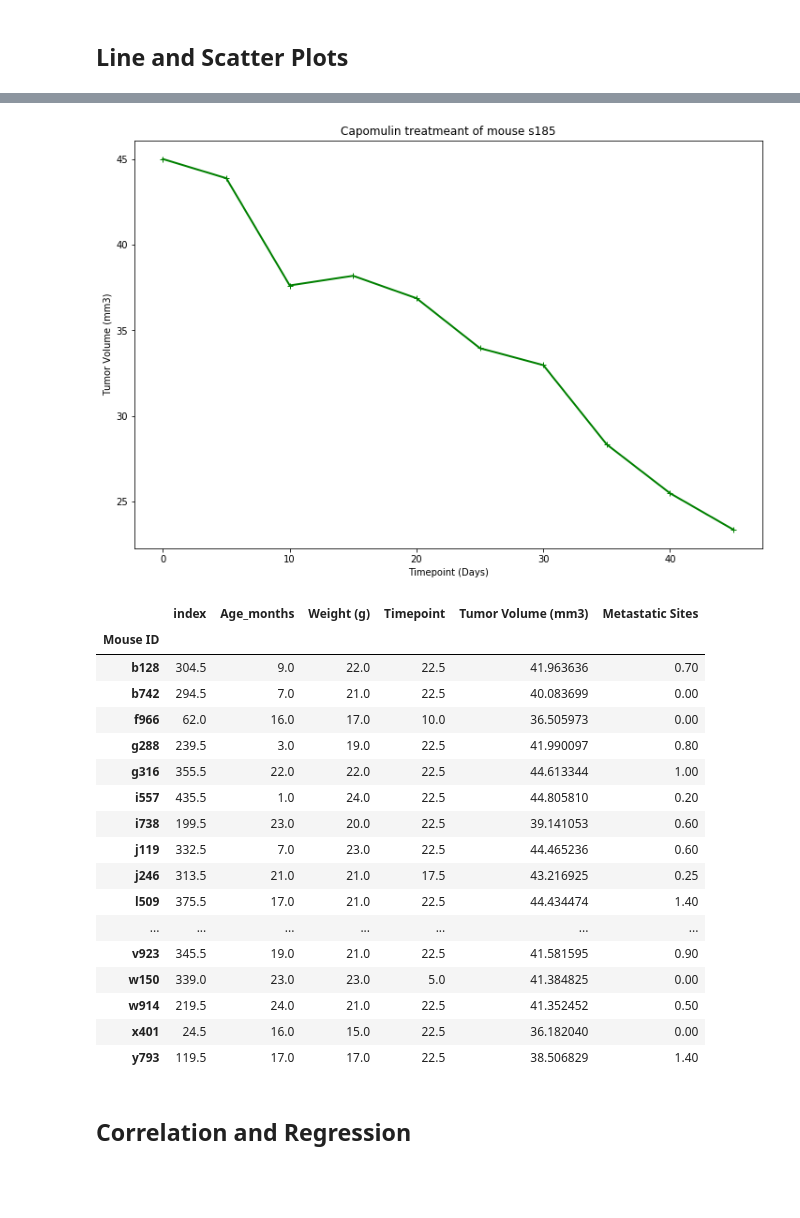
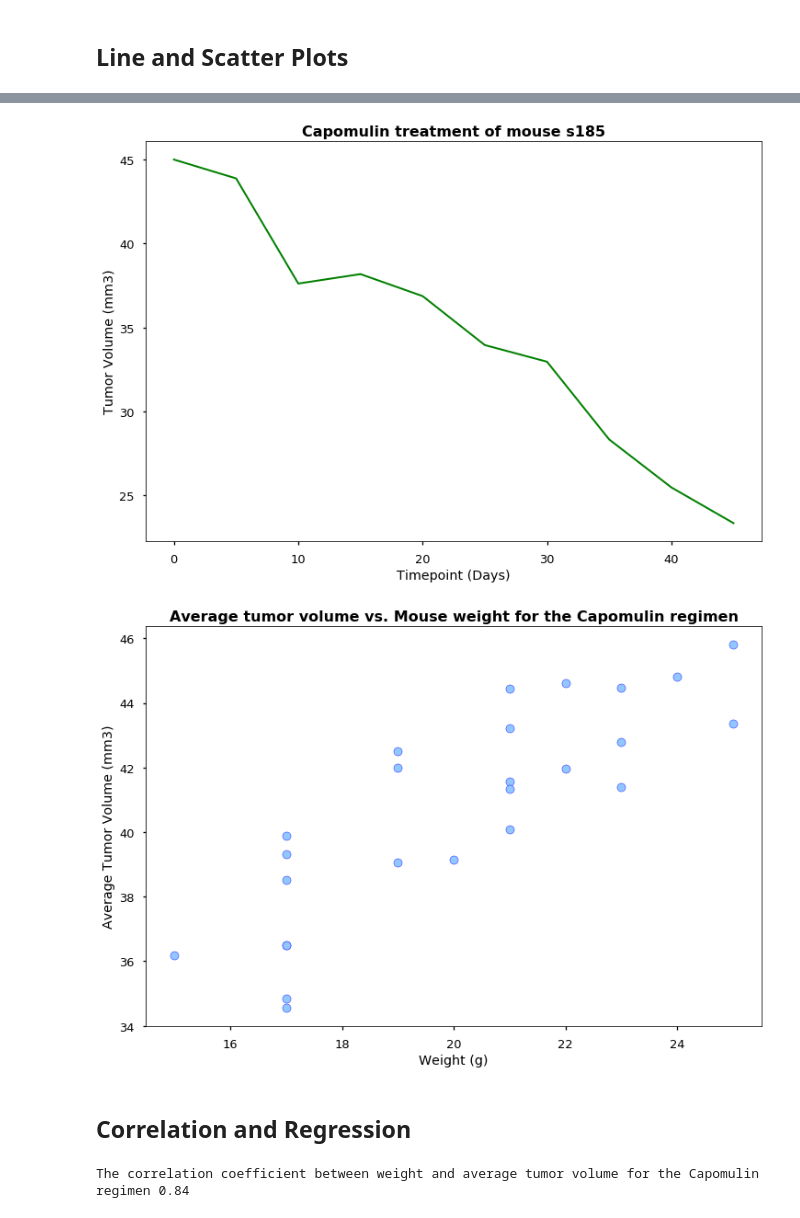
Before and after one commit to aashitarakesh/Matplotlib_Challenge, a Jupyter notebook: pymaceuticals_starter.ipynb, the cells around one changed output, grey strips where cells are left out. Saved outputs shown, nothing was run; the diff lists cells and outputs as text; code cells hidden in the pictures; blank space fills up the shorter version.

Commit message:
Adding Chart Images

```diff
--- a/pymaceuticals_starter.ipynb
+++ b/pymaceuticals_starter.ipynb
@@ -226,0 +365,18 @@ Name: Sex, dtype: int64
+# %%
+#Create a list to use as labels
+regimen = ['Capomulin', 'Ramicane', 'Infubinol','Ceftamin']
+tumor_vol = [capomulin_grp['Tumor Volume (mm3)'],ramicane_grp['Tumor Volume (mm3)'],infubinol_grp['Tumor Volume (mm3)'],ceftamin_grp['Tumor Volume (mm3)']]
+
+# Generate a box plot of the final tumor volume of each mouse across four regimens of interest
+plt.style.use('seaborn-talk')
+fig1,ax1 = plt.subplots()
+ax1.boxplot(tumor_vol, labels=regimen)
+
+# Set a title for the chart
+ax1.set_title('Final Tumor Volume of each mouse',fontweight='bold', fontsize =16)
+ax1.set_xlabel('Drug Regimen')
+ax1.set_ylabel('Tumor Volume (mm3)')
+
+# Save an image of our chart and print the final product to the screen
+plt.savefig('Analysis/boxplot.png')
+plt.show()
@@ -253,56 +412,51 @@ mouse_capomulin
 | 8 | 18 | s185 | Capomulin | Female | 3 | 17 | 40 | 25.472143 | ... |
 | 9 | 19 | s185 | Capomulin | Female | 3 | 17 | 45 | 23.343598 | ... |
 # %%
+# Set Axis
 x_timepoint= mouse_capomulin ['Timepoint']
 y_tumor = mouse_capomulin ['Tumor Volume (mm3)']
 
-
-
+#Generate a line plot
 plt.figure(figsize=(12,8))
 plt.plot(x_timepoint, y_tumor, marker='+',color= 'green', linewidth=2)
-plt.title('Capomulin treatmeant of mouse s185')
+
+# Set a title for the chart
+plt.title('Capomulin treatment of mouse s185',fontweight='bold',fontsize = 16)
 plt.xlabel('Timepoint (Days)')
 plt.ylabel('Tumor Volume (mm3)')
 
-# plt.style.use('fivethirtyeight')
-plt.savefig('Analysis/campoulin_mouse.png')
+# Save an image of our chart and print the final product to the screen
+plt.savefig('Analysis/lineplot.png')
 plt.show()
 # %% [output]
-[figure, old version]
+[figure, new version]
 # %%
 # Generate a scatter plot of average tumor volume vs. mouse weight for the Capomulin regimen
+capomulin_avg = capomulin_df.groupby(['Mouse ID']).mean()
+
 x_mouse_weight = capomulin_avg ['Weight (g)']
 y_tumor_vol = capomulin_avg ['Tumor Volume (mm3)']
 
+plt.figure(figsize=(12,8))
+plt.scatter(x_mouse_weight,y_tumor_vol,edgecolors='b')
+
+# Set a title for the chart
+plt.title('Average tumor volume vs. Mouse weight for the Capomulin regimen', fontweight='bold',fontsize = 16)
 capomulin_avg = capomulin_df.groupby(['Mouse ID']).mean()
-capomulin_avg
-# plt.scatter(capavg['Weight (g)'],capavg['Tumor Volume (mm3)'])
 plt.xlabel('Weight (g)')
 plt.ylabel('Average Tumor Volume (mm3)')
 
-plt.savefig('scatterplot')
+# Save an image of our chart and print the final product to the screen
+plt.savefig('Analysis/scatterplot.png')
 plt.show()
 # %% [output]
-|  | index | Age_months | Weight (g) | Timepoint | Tumor Volume (mm3) | Metastatic Sites |
-| Mouse ID |  |  |  |  |  |  |
-| b128 | 304.5 | 9.0 | 22.0 | 22.5 | 41.963636 | 0.70 |
-| b742 | 294.5 | 7.0 | 21.0 | 22.5 | 40.083699 | 0.00 |
-| f966 | 62.0 | 16.0 | 17.0 | 10.0 | 36.505973 | 0.00 |
-| g288 | 239.5 | 3.0 | 19.0 | 22.5 | 41.990097 | 0.80 |
-| g316 | 355.5 | 22.0 | 22.0 | 22.5 | 44.613344 | 1.00 |
-| i557 | 435.5 | 1.0 | 24.0 | 22.5 | 44.805810 | 0.20 |
-| i738 | 199.5 | 23.0 | 20.0 | 22.5 | 39.141053 | 0.60 |
-| j119 | 332.5 | 7.0 | 23.0 | 22.5 | 44.465236 | 0.60 |
-| j246 | 313.5 | 21.0 | 21.0 | 17.5 | 43.216925 | 0.25 |
-| l509 | 375.5 | 17.0 | 21.0 | 22.5 | 44.434474 | 1.40 |
-| ... | ... | ... | ... | ... | ... | ... |
-| v923 | 345.5 | 19.0 | 21.0 | 22.5 | 41.581595 | 0.90 |
-| w150 | 339.0 | 23.0 | 23.0 | 5.0 | 41.384825 | 0.00 |
-| w914 | 219.5 | 24.0 | 21.0 | 22.5 | 41.352452 | 0.50 |
-| x401 | 24.5 | 16.0 | 15.0 | 22.5 | 36.182040 | 0.00 |
-| y793 | 119.5 | 17.0 | 17.0 | 22.5 | 38.506829 | 1.40 |
+[figure, added]
 # %% [markdown]
 ## Correlation and Regression
 # %%
 # Calculate the correlation coefficient and linear regression model
 # for mouse weight and average tumor volume for the Capomulin regimen
+
+print(f'The correlation coefficient between weight and average tumor volume for the Capomulin regimen {round(st.pearsonr(x_mouse_weight,y_tumor_vol)[0],2)}')
+# %% [output]
+The correlation coefficient between weight and average tumor volume for the Capomulin regimen 0.84
```
Also changed, not shown: parts of 23 cells of this notebook, 11 other files.
